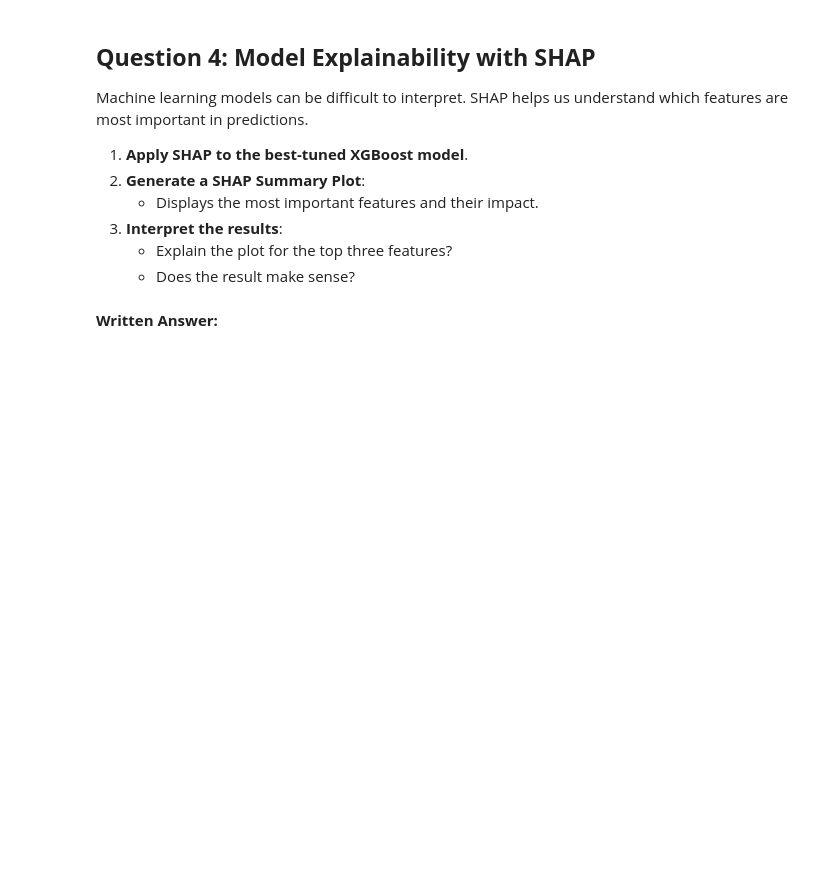
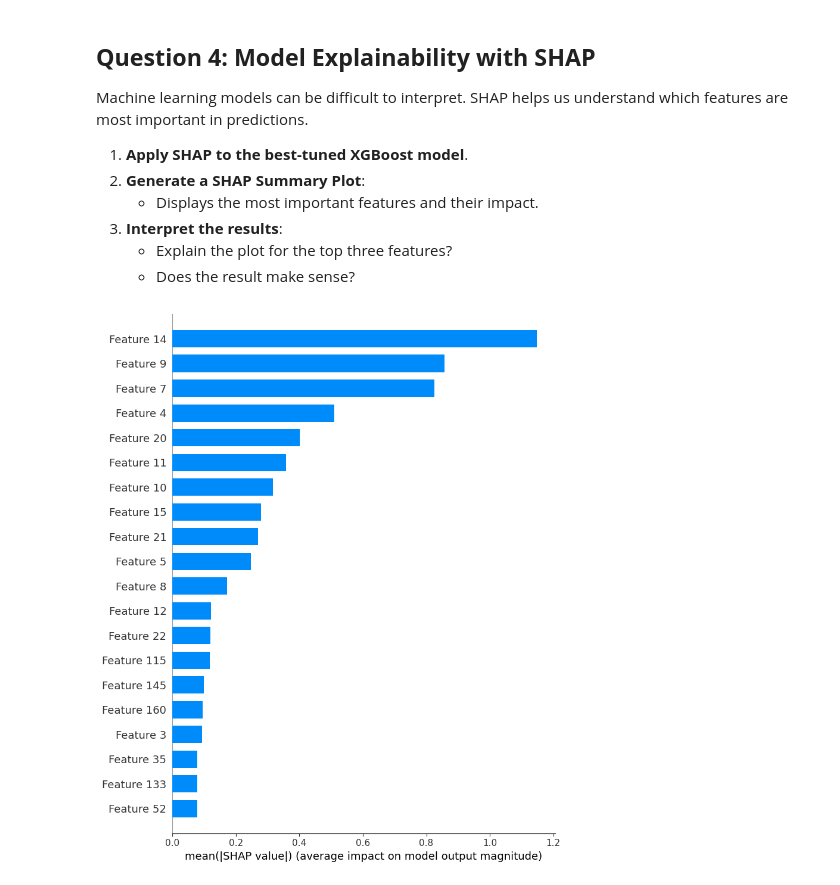
Before and after one commit to emilyberlinghoff/DS3000, a Jupyter notebook: Homework 6 - Trees/251287809_H06.ipynb, the cells around one changed output. Drawn from its saved outputs; the diff is of its cells as text; code cells hidden in the pictures; blank space fills up the shorter version.

```diff
--- a/Homework 6 - Trees/251287809_H06.ipynb
+++ b/Homework 6 - Trees/251287809_H06.ipynb
@@ -270,11 +270,14 @@ Machine learning models can be difficult to interpret. SHAP helps us understand
    - Does the result make sense?
 # %%
 # Use the best-tuned XGBoost model from GridSearch
-
+# Assuming 'best_model' is the best model obtained from GridSearchCV
+best_model = grid_search.best_estimator_
 
 # Apply SHAP to the best XGBoost model
-
+explainer = shap.TreeExplainer(best_model) # Initialize SHAP explainer on the best model
+shap_values = explainer.shap_values(X_train) # Calculate SHAP values for the training set
 
 # Generate SHAP Summary Plot
+shap.summary_plot(shap_values, X_train, plot_type="bar")
+# %% [output]
+[figure, added]
-# %% [markdown]
-**Written Answer:**
```
Also changed, not shown: parts of 2 cells of this notebook.
